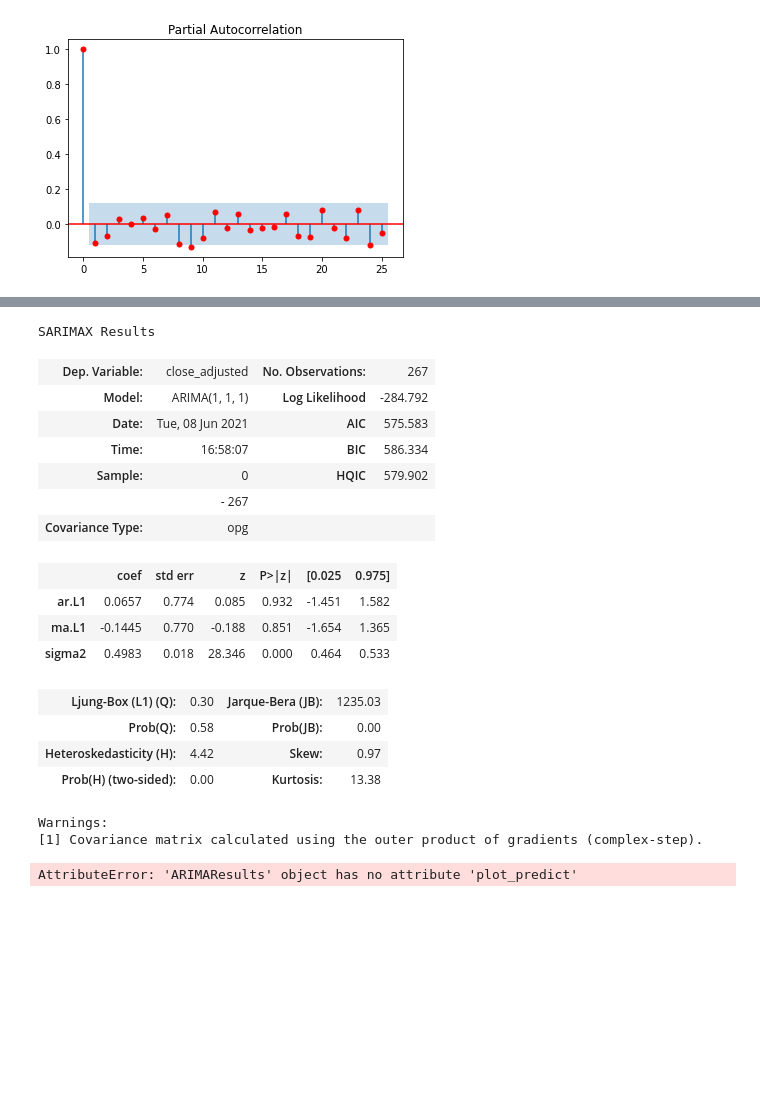
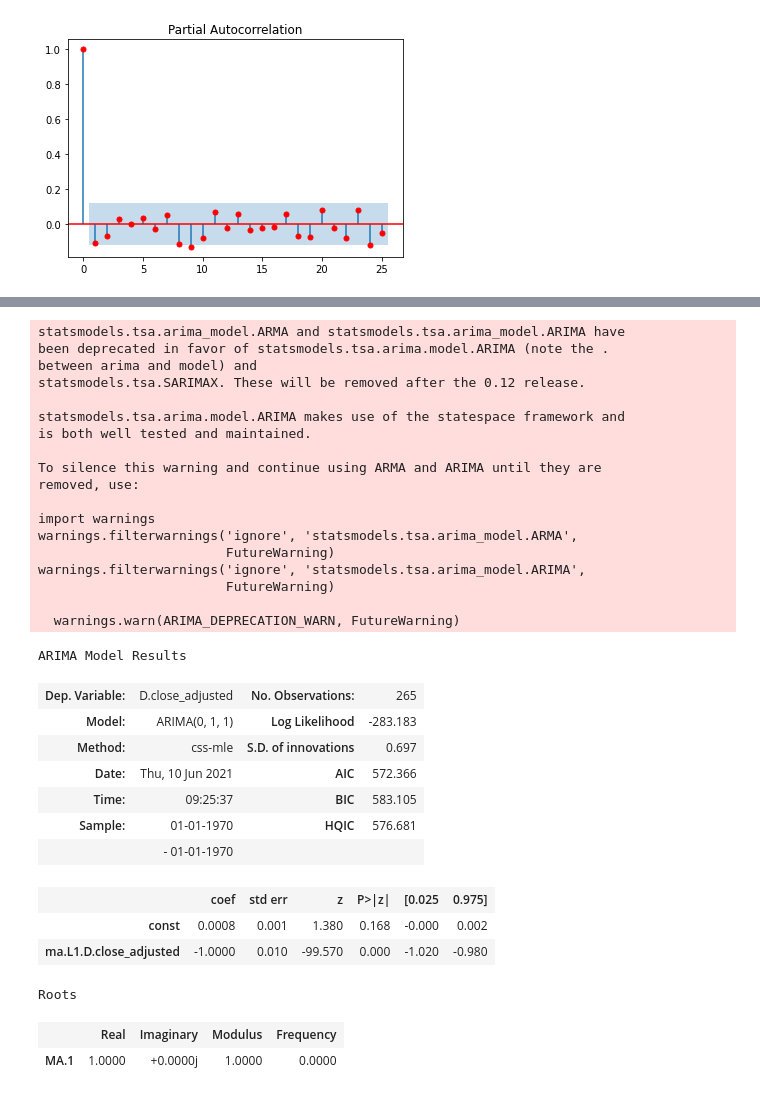
Before and after one commit to PhilEkev/US_markets, a Jupyter notebook: notebooks/Recherches Julien.ipynb, the cells around one changed output, grey strips where cells are left out. Cells and saved outputs as stored; diff of their text form; code cells hidden in the pictures; blank space fills up the shorter version.

Commit message:
Ajout des notebooks ARIMA

```diff
--- a/notebooks/Recherches Julien.ipynb
+++ b/notebooks/Recherches Julien.ipynb
@@ -259,4 +271,4 @@ df_msft.plot()
 # %%
 df_msft = df_msft.loc['2017-01-01':'2019-01-01']
 # %%
-df_msft
+df_msft = df_msft.reset_index().drop(columns='date')
@@ -278,2 +274,0 @@ df_msft
-# %%
-df_msft.date=pd.to_datetime(df_msft.date, format = '%d/%m/%y')
@@ -331,3 +323,7 @@ from statsmodels.graphics.tsaplots import plot_acf, plot_pacf
 plot_pacf(y_diff, c='r');
 # %% [output]
 [figure]
+# %%
+y_diff = pd.DataFrame(y_diff)
+# %%
+y_diff.index = pd.DatetimeIndex(y_diff.index).to_period('D')
@@ -334,34 +346,43 @@ plot_pacf(y_diff, c='r');
 # %%
-from statsmodels.tsa.arima.model import ARIMA
+from statsmodels.tsa.arima_model import ARIMA
 
 # 1. initialize the model
-arima = ARIMA(y, order=(1, 1, 1))
+arima = ARIMA(y_diff, order=(0, 1, 1))
 
 # 2. fit the models
 arima = arima.fit()
 
 arima.summary()
 # %% [output]
-SARIMAX Results
+statsmodels.tsa.arima_model.ARMA and statsmodels.tsa.arima_model.ARIMA have
+been deprecated in favor of statsmodels.tsa.arima.model.ARIMA (note the .
+between arima and model) and
+statsmodels.tsa.SARIMAX. These will be removed after the 0.12 release.
+
+statsmodels.tsa.arima.model.ARIMA makes use of the statespace framework and
+is both well tested and maintained.
+
+To silence this warning and continue using ARMA and ARIMA until they are
+removed, use:
+
+import warnings
+warnings.filterwarnings('ignore', 'statsmodels.tsa.arima_model.ARMA',
+                        FutureWarning)
+warnings.filterwarnings('ignore', 'statsmodels.tsa.arima_model.ARIMA',
+                        FutureWarning)
+
+  warnings.warn(ARIMA_DEPRECATION_WARN, FutureWarning)
+ARIMA Model Results
-| Dep. Variable: | close_adjusted | No. Observations: | 267 |
-| Model: | ARIMA(1, 1, 1) | Log Likelihood | -284.792 |
-| Date: | Tue, 08 Jun 2021 | AIC | 575.583 |
-| Time: | 16:58:07 | BIC | 586.334 |
-| Sample: | 0 | HQIC | 579.902 |
-|  | - 267 |  |  |
-| Covariance Type: | opg |  |  |
+| Dep. Variable: | D.close_adjusted | No. Observations: | 265 |
+| Model: | ARIMA(0, 1, 1) | Log Likelihood | -283.183 |
+| Method: | css-mle | S.D. of innovations | 0.697 |
+| Date: | Thu, 10 Jun 2021 | AIC | 572.366 |
+| Time: | 09:25:37 | BIC | 583.105 |
+| Sample: | 01-01-1970 | HQIC | 576.681 |
+|  | - 01-01-1970 |  |  |
 |  | coef | std err | z | P>|z| | [0.025 | 0.975] |
-| ar.L1 | 0.0657 | 0.774 | 0.085 | 0.932 | -1.451 | 1.582 |
-| ma.L1 | -0.1445 | 0.770 | -0.188 | 0.851 | -1.654 | 1.365 |
-| sigma2 | 0.4983 | 0.018 | 28.346 | 0.000 | 0.464 | 0.533 |
+| const | 0.0008 | 0.001 | 1.380 | 0.168 | -0.000 | 0.002 |
+| ma.L1.D.close_adjusted | -1.0000 | 0.010 | -99.570 | 0.000 | -1.020 | -0.980 |
+Roots
-| Ljung-Box (L1) (Q): | 0.30 | Jarque-Bera (JB): | 1235.03 |
-| Prob(Q): | 0.58 | Prob(JB): | 0.00 |
-| Heteroskedasticity (H): | 4.42 | Skew: | 0.97 |
-| Prob(H) (two-sided): | 0.00 | Kurtosis: | 13.38 |
+|  | Real | Imaginary | Modulus | Frequency |
+| MA.1 | 1.0000 | +0.0000j | 1.0000 | 0.0000 |
-Warnings:
-[1] Covariance matrix calculated using the outer product of gradients (complex-step).
-# %%
-# Actual vs Fitted
-arima.plot_predict(dynamic=False);
-# %% [output]
-AttributeError: 'ARIMAResults' object has no attribute 'plot_predict'
```
Also changed, not shown: parts of 39 cells of this notebook, 2 other files.
